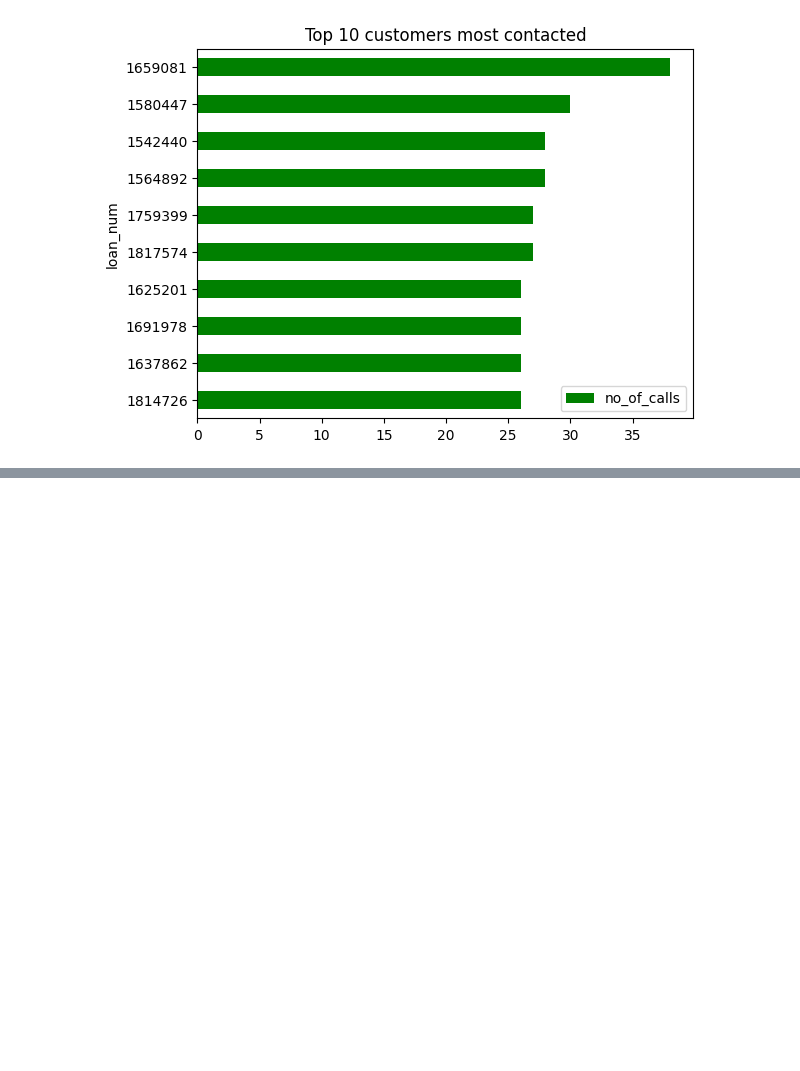
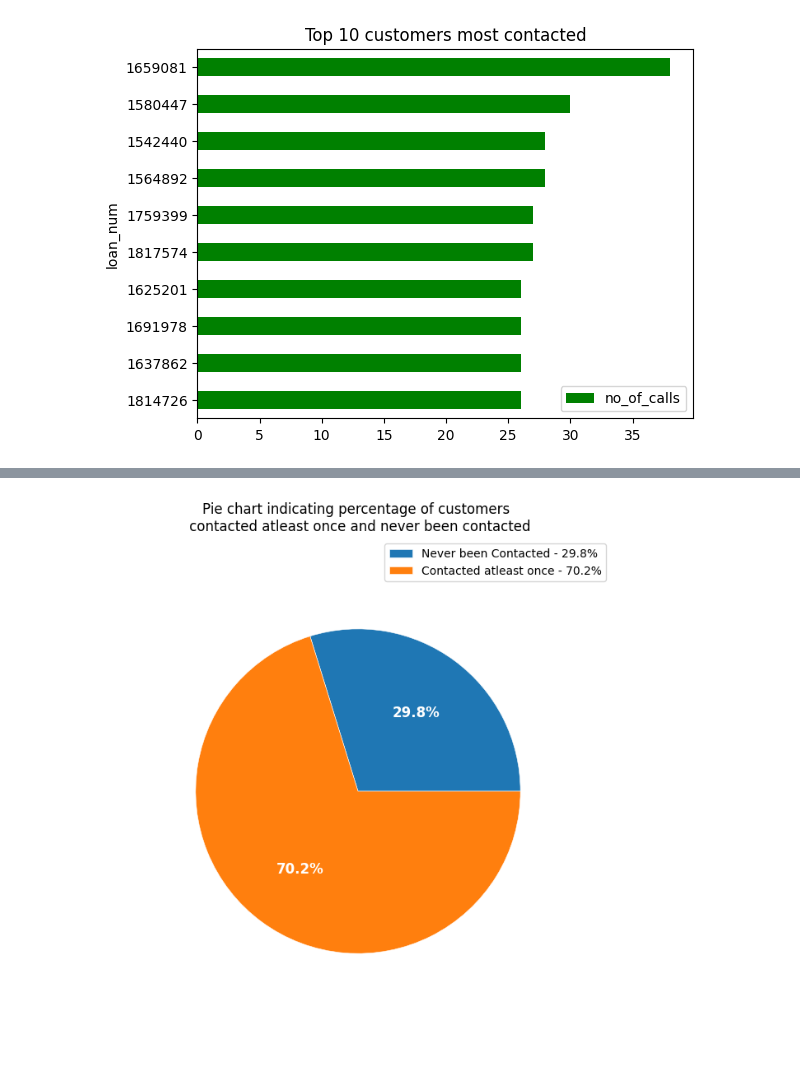
Before and after one commit to imTheDevil/loans-data-analysis, a Jupyter notebook: visualizations.ipynb, the cells around one changed output, grey strips where cells are left out. Saved outputs shown, nothing was run; the diff lists cells and outputs as text; code cells hidden in the pictures; blank space fills up the shorter version.

```diff
--- a/visualizations.ipynb
+++ b/visualizations.ipynb
@@ -231,0 +255,20 @@ q8.plot.barh(x='loan_num', y='no_of_calls',
+# %%
+#Q9b
+#Pie chart for "Pie chart indicating percentage of customers contacted atleast once and never been contacted"
+x = np.char.array(list(q9b['cont']))
+y = np.array(list(q9b['num_customers']))
+percent = 100*y/y.sum()
+labels = ['{0} - {1:1.1f}%'.format(i,j) for i,j in zip(x, percent)]
+fig, ax = plt.subplots(figsize=(8,8))
+patches, texts, pcts = ax.pie(x=y,
+                              radius=0.8,
+                              autopct = '%1.1f%%',
+                              wedgeprops = {'linewidth':.4, 'edgecolor':'white'},
+                              textprops = {'size':'large'}
+                             )
+plt.setp(pcts, color='white', fontweight='bold')#styling only percentage values
+ax.legend(patches, labels, loc="upper right")
+ax.set_title("Pie chart indicating percentage of customers \n contacted atleast once and never been contacted")
+plt.show()
+# %% [output]
+[figure, added]
```
Also changed, not shown: parts of 10 cells of this notebook.
